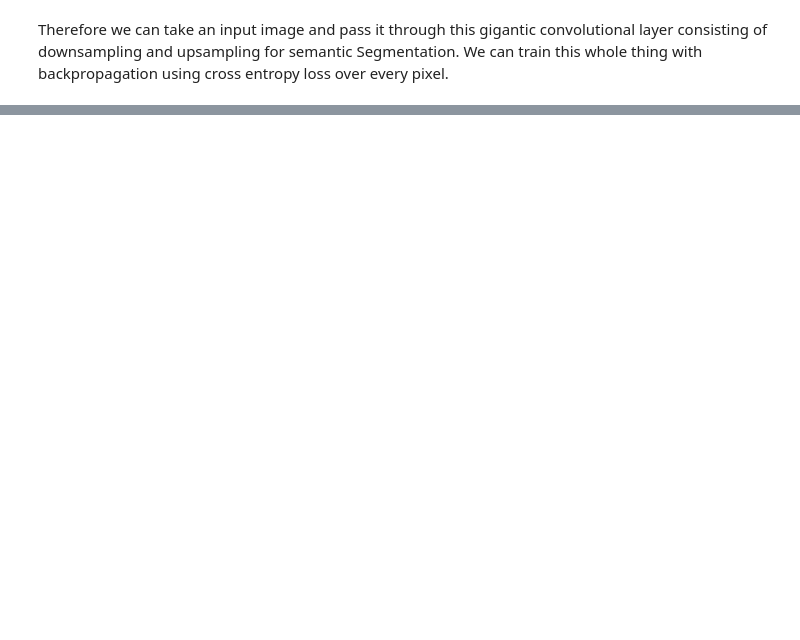
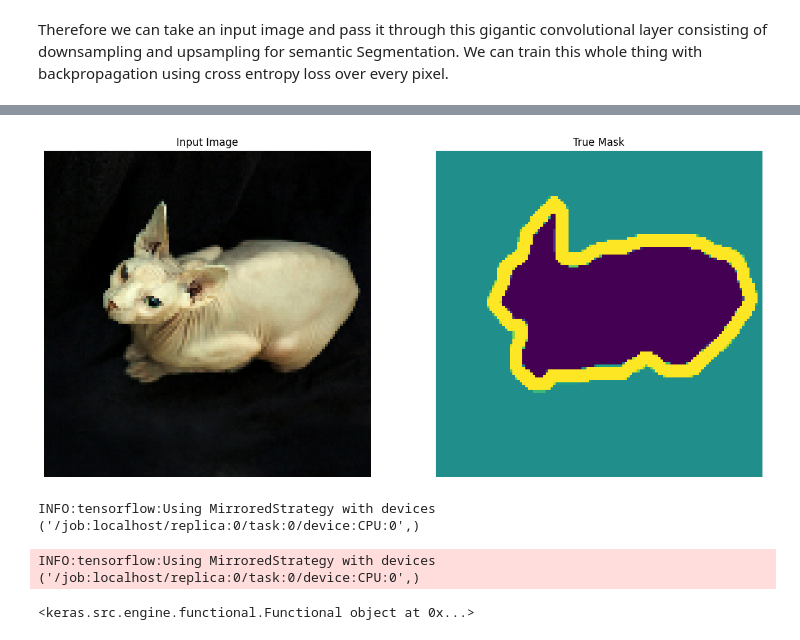
Before and after one commit to khalequzzamanlikhon/DeepLearning-ComputerVision, a Jupyter notebook: 08-Segmentation-Detection/01-Semantic-Segmentation.ipynb, the cells around one changed output, grey strips where cells are left out. Cells and saved outputs as stored; diff of their text form; code cells hidden in the pictures; blank space fills up the shorter version.

```diff
--- a/08-Segmentation-Detection/01-Semantic-Segmentation.ipynb
+++ b/08-Segmentation-Detection/01-Semantic-Segmentation.ipynb
@@ -60,0 +74,20 @@ Therefore we can take an input image and pass it through this gigantic convoluti
+# %%
+# normalize the images
+def normalize(input_image, input_mask):
+  input_image = tf.cast(input_image, tf.float32) / 255.0
+  input_mask -= 1
+  return input_image, input_mask
+# %%
+# resizing the train dataset image to H x W = 128 x 128
+# performing image augmentation to increase the dataset size
+def load_image_train(datapoint):
+  input_image = tf.image.resize(datapoint['image'], (128, 128))
+  input_mask = tf.image.resize(datapoint['segmentation_mask'], (128, 128))
+
+  if tf.random.uniform(()) > 0.5:
+    input_image = tf.image.flip_left_right(input_image)
+    input_mask = tf.image.flip_left_right(input_mask)
+
+  input_image, input_mask = normalize(input_image, input_mask)
+
+  return input_image, input_mask
@@ -60,0 +109,27 @@ Therefore we can take an input image and pass it through this gigantic convoluti
+# %%
+# defining the input pipeline
+train = dataset['train'].map(load_image_train, num_parallel_calls=tf.data.experimental.AUTOTUNE)
+test = dataset['test'].map(load_image_test)
+train_dataset = train.cache().shuffle(BUFFER_SIZE).batch(BATCH_SIZE).repeat()
+train_dataset = train_dataset.prefetch(buffer_size=tf.data.experimental.AUTOTUNE)
+test_dataset = test.batch(BATCH_SIZE)
+# %%
+# function for showing sample images and its mask from the dataset
+def display(display_list):
+  plt.figure(figsize=(15, 15))
+
+  title = ['Input Image', 'True Mask', 'Predicted Mask']
+
+  for i in range(len(display_list)):
+    plt.subplot(1, len(display_list), i+1)
+    plt.title(title[i])
+    plt.imshow(tf.keras.preprocessing.image.array_to_img(display_list[i]))
+    plt.axis('off')
+  plt.show()
+# %%
+# train.take(1) method takes the first element f
+for image, mask in train.take(1):
+  sample_image, sample_mask = image, mask
+display([sample_image, sample_mask])
+# %% [output]
+[figure, added]
@@ -60,0 +188,6 @@ Therefore we can take an input image and pass it through this gigantic convoluti
+# %%
+# defining the tensorflow distribute strategy
+strategy = tf.distribute.MirroredStrategy()
+# %% [output]
+INFO:tensorflow:Using MirroredStrategy with devices ('/job:localhost/replica:0/task:0/device:CPU:0',)
+INFO:tensorflow:Using MirroredStrategy with devices ('/job:localhost/replica:0/task:0/device:CPU:0',)
@@ -60,0 +202,6 @@ Therefore we can take an input image and pass it through this gigantic convoluti
+# %%
+#displaying the model structure
+# tf.keras.utils.plot_model(model, show_shapes=True)
+print(model)
+# %% [output]
+<keras.src.engine.functional.Functional object at 0x...>
```
Also changed, not shown: parts of 16 cells of this notebook.
